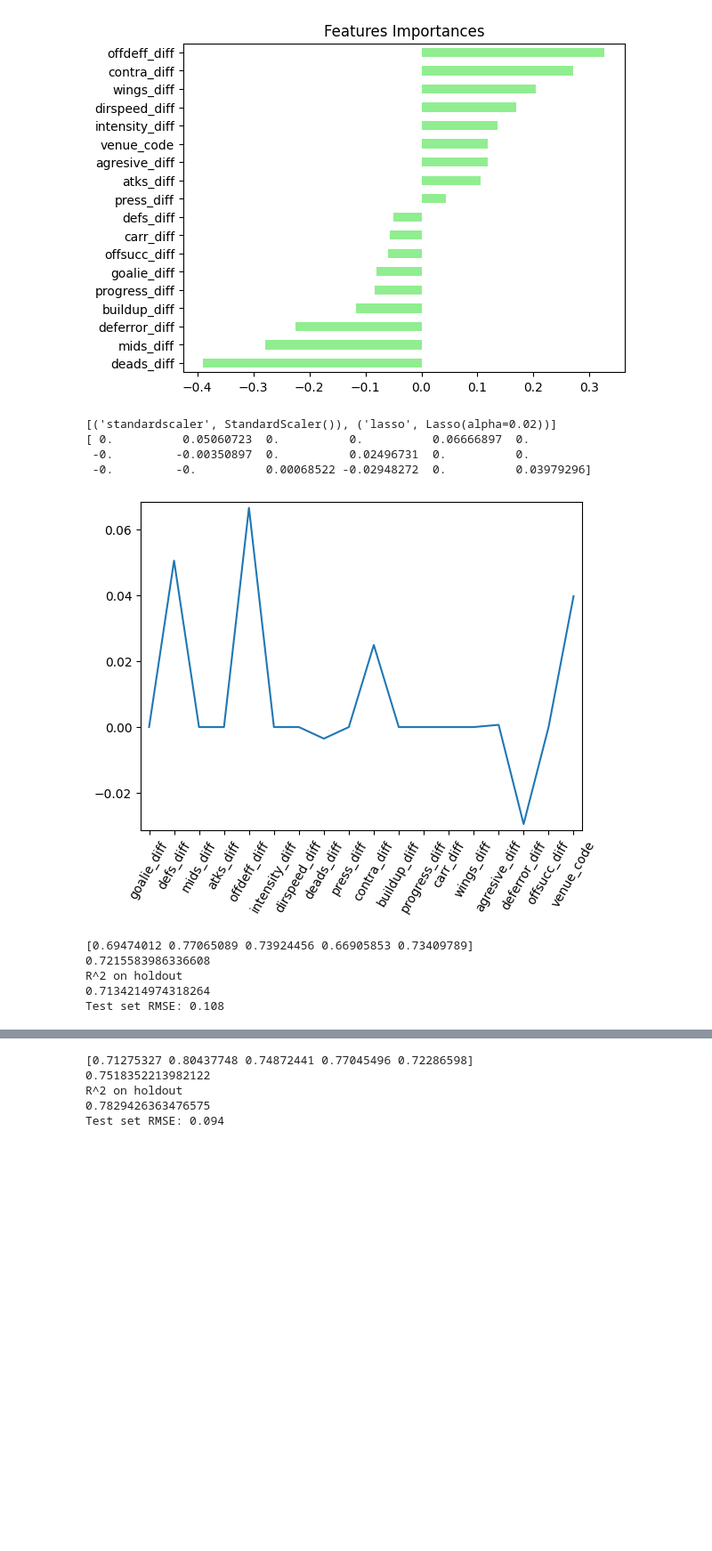
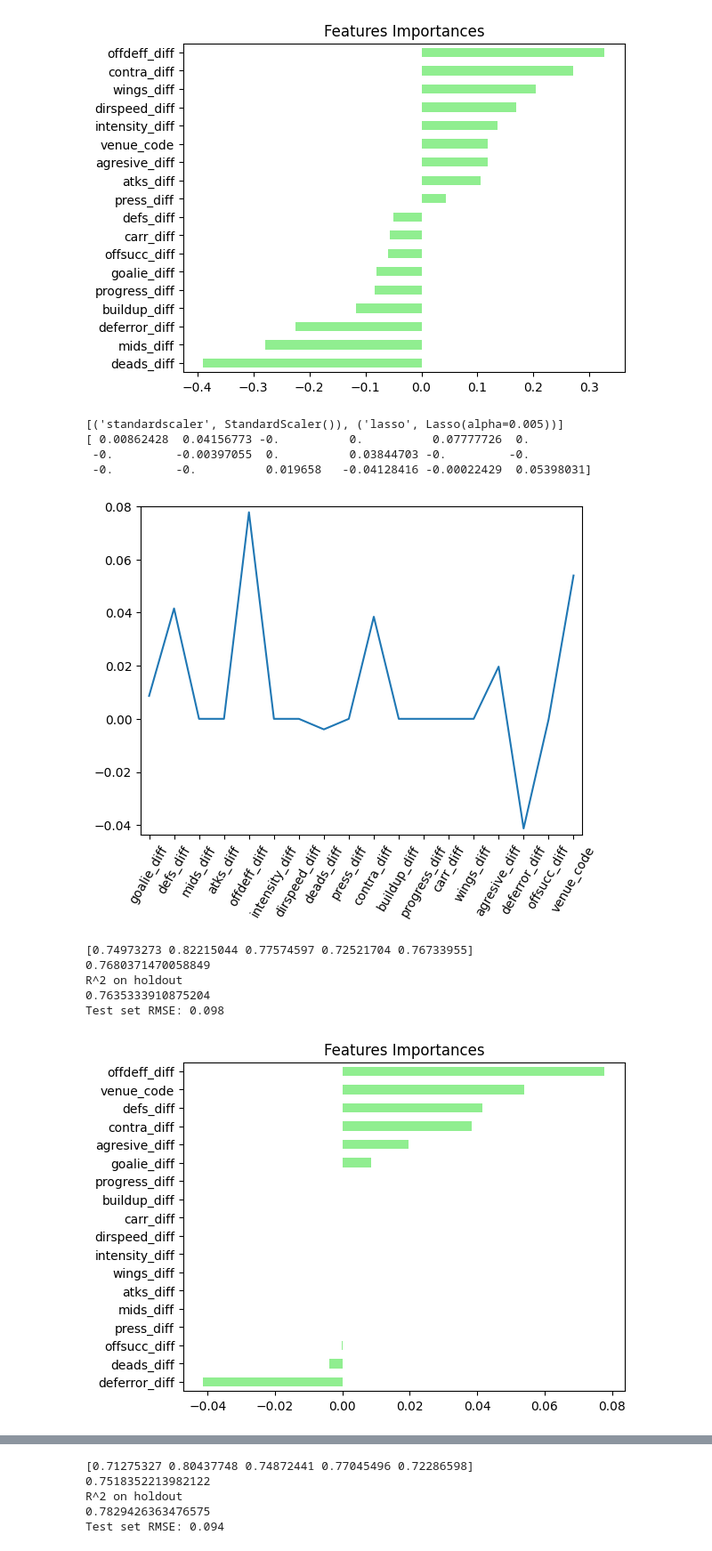
Before and after one commit to krawczyk071/predictor, a Jupyter notebook: scikit/pred_regression.ipynb, the cells around one changed output, grey strips where cells are left out. Shown at 89% size. Saved outputs shown, nothing was run; the diff lists cells and outputs as text; code cells hidden in the pictures; blank space fills up the shorter version.

Commit message:
finding true EV

```diff
--- a/scikit/pred_regression.ipynb
+++ b/scikit/pred_regression.ipynb
@@ -225,19 +225,20 @@ Test set RMSE: 0.089
 [figure]
 # %%
 from sklearn.linear_model import Lasso
-reg = Lasso(alpha=0.02)
+reg = Lasso(alpha=0.005)
 
-model,pred,info=make_predictions_reg(splited,reg,feature_names,scale=True,grid_params=None)
+model,pred,info=make_predictions_reg(splited,reg,feature_names,scale=True,grid_params=None,plot_imp=True)
 # %% [output]
-[('standardscaler', StandardScaler()), ('lasso', Lasso(alpha=0.02))]
-[ 0.          0.05060723  0.          0.          0.06666897  0.
- -0.         -0.00350897  0.          0.02496731  0.          0.
- -0.         -0.          0.00068522 -0.02948272  0.          0.03979296]
+[('standardscaler', StandardScaler()), ('lasso', Lasso(alpha=0.005))]
+[ 0.00862428  0.04156773 -0.          0.          0.07777726  0.
+ -0.         -0.00397055  0.          0.03844703 -0.         -0.
+ -0.         -0.          0.019658   -0.04128416 -0.00022429  0.05398031]
-[figure, old version]
+[figure, new version]
-[0.69474012 0.77065089 0.73924456 0.66905853 0.73409789]
-0.7215583986336608
+[0.74973273 0.82215044 0.77574597 0.72521704 0.76733955]
+0.7680371470058849
 R^2 on holdout
-0.7134214974318264
-Test set RMSE: 0.108
+0.7635333910875204
+Test set RMSE: 0.098
+[figure, added]
 # %%
 from sklearn.linear_model import Ridge
```
Also changed, not shown: parts of 9 cells of this notebook, 1 other file.
